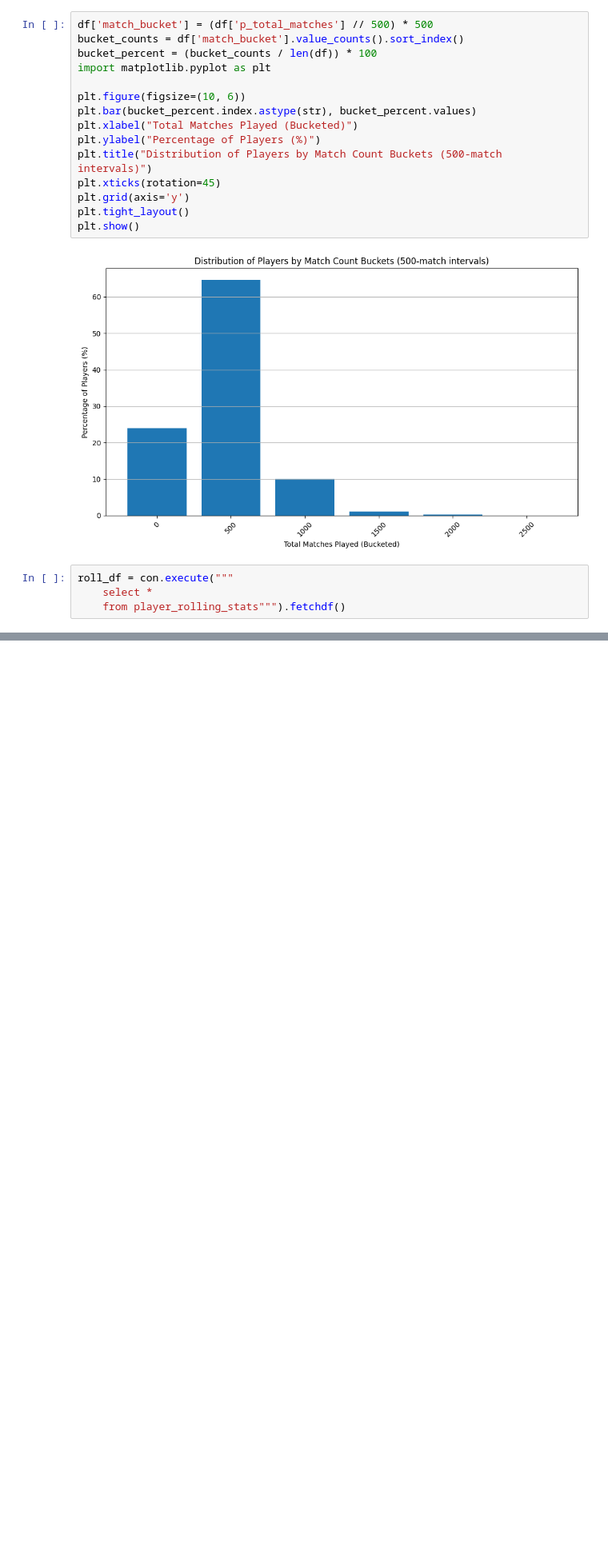
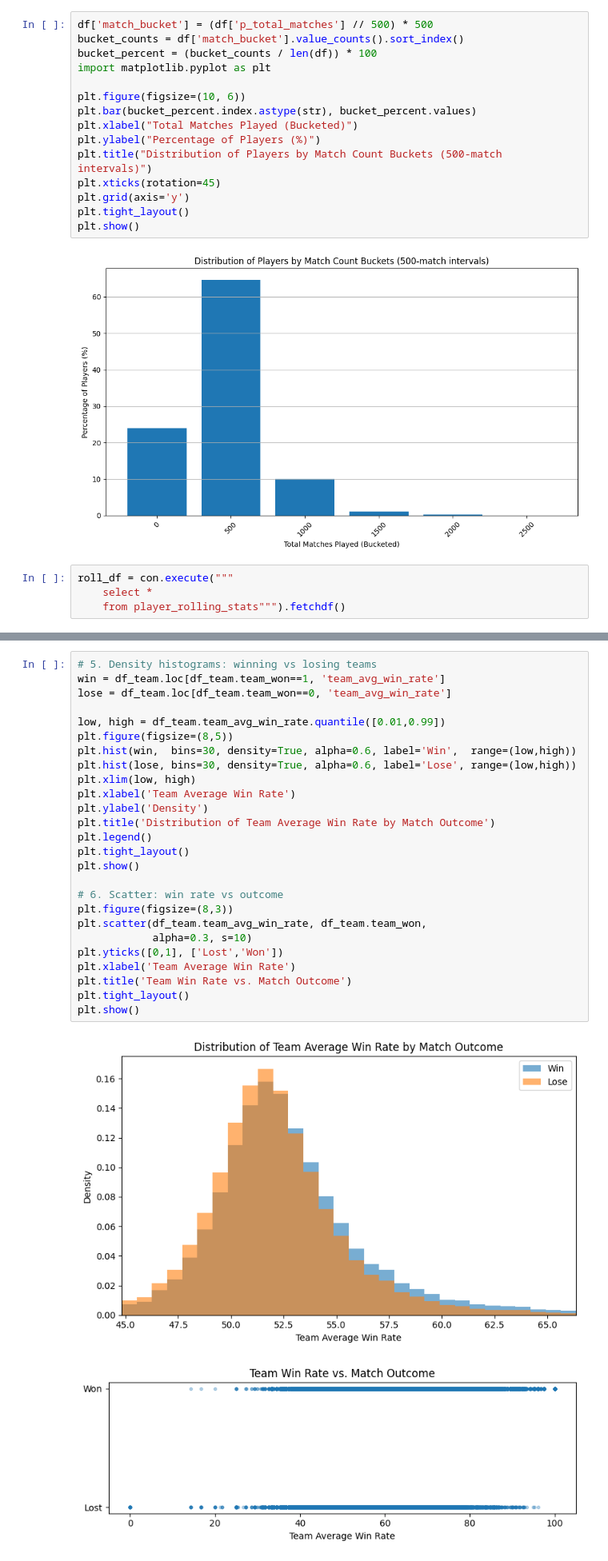
Before and after one commit to mwhittaker1/deadlock_match_prediction, a Jupyter notebook: data_analytics.ipynb, the cells around one changed output, grey strips where cells are left out. Shown at 80% size. Saved outputs shown, nothing was run; the diff lists cells and outputs as text; blank space fills up the shorter version.

```diff
--- a/data_analytics.ipynb
+++ b/data_analytics.ipynb
@@ -298,0 +355,29 @@ plt.show()
+# %%
+# 5. Density histograms: winning vs losing teams
+win = df_team.loc[df_team.team_won==1, 'team_avg_win_rate']
+lose = df_team.loc[df_team.team_won==0, 'team_avg_win_rate']
+
+low, high = df_team.team_avg_win_rate.quantile([0.01,0.99])
+plt.figure(figsize=(8,5))
+plt.hist(win,  bins=30, density=True, alpha=0.6, label='Win',  range=(low,high))
+plt.hist(lose, bins=30, density=True, alpha=0.6, label='Lose', range=(low,high))
+plt.xlim(low, high)
+plt.xlabel('Team Average Win Rate')
+plt.ylabel('Density')
+plt.title('Distribution of Team Average Win Rate by Match Outcome')
+plt.legend()
+plt.tight_layout()
+plt.show()
+
+# 6. Scatter: win rate vs outcome
+plt.figure(figsize=(8,3))
+plt.scatter(df_team.team_avg_win_rate, df_team.team_won,
+            alpha=0.3, s=10)
+plt.yticks([0,1], ['Lost','Won'])
+plt.xlabel('Team Average Win Rate')
+plt.title('Team Win Rate vs. Match Outcome')
+plt.tight_layout()
+plt.show()
+# %% [output]
+[figure, added]
+[figure, added]
```
Also changed, not shown: parts of 13 cells of this notebook, 2 other files.
